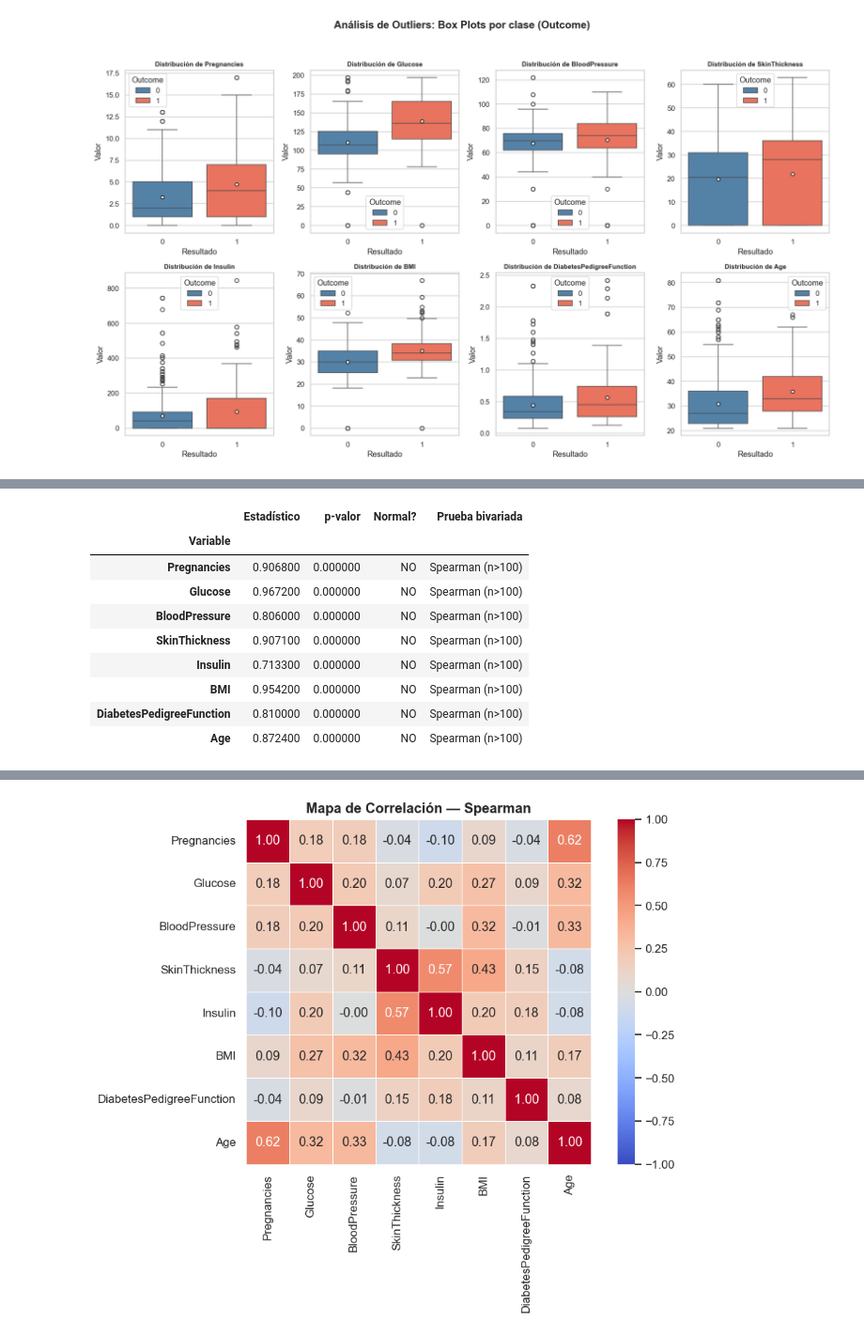
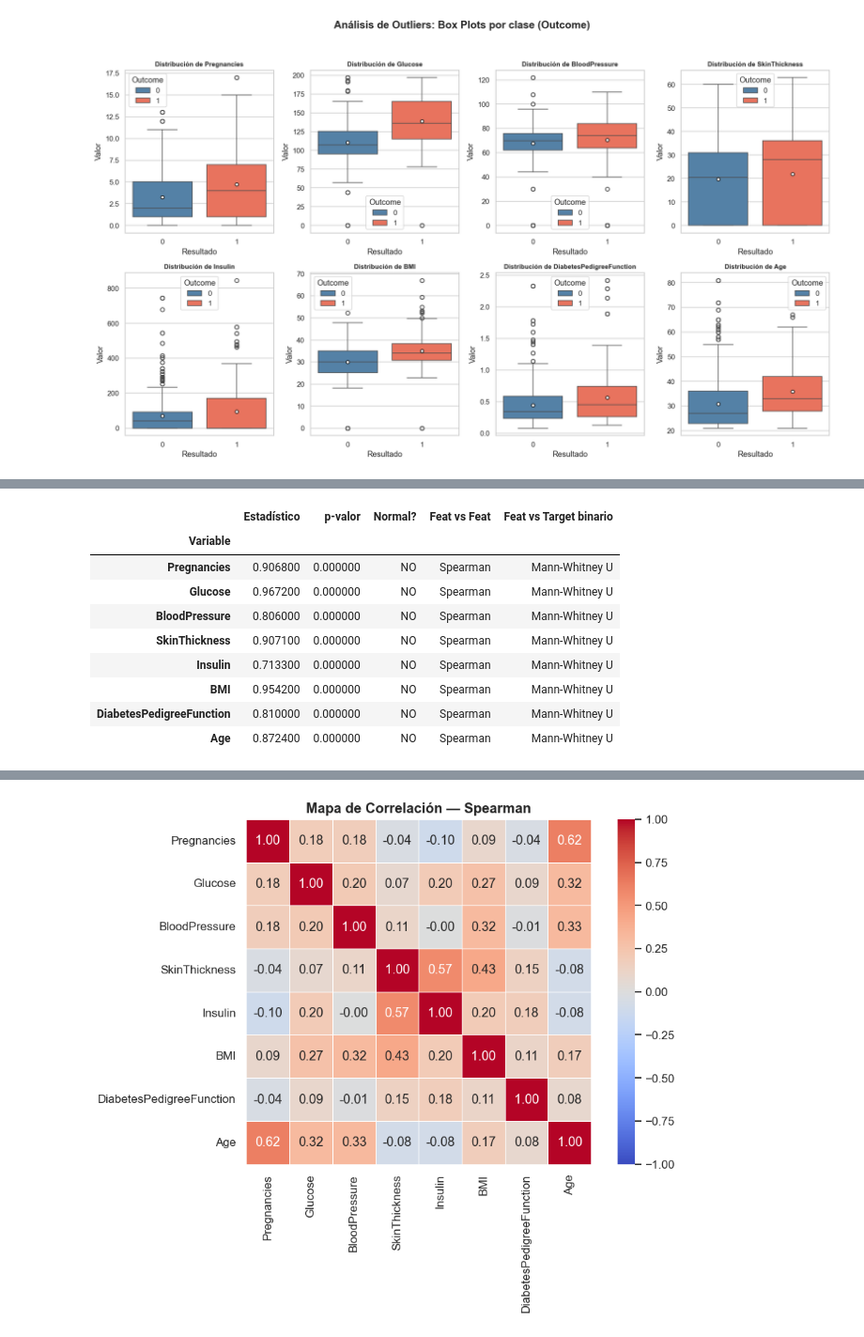
Before and after one commit to 23-Andres-QC/ProyectoFinalMineria, a Jupyter notebook: DiabetesScriptMediana.ipynb, the cells around one changed output, grey strips where cells are left out. Shown at 94% size. Drawn from its saved outputs; the diff is of its cells as text; code cells hidden in the pictures.

```diff
--- a/DiabetesScriptMediana.ipynb
+++ b/DiabetesScriptMediana.ipynb
@@ -219,47 +226,47 @@ Determina si cada variable sigue distribución normal para elegir la prueba biva
 # %%
 import pandas as pd
 from scipy.stats import shapiro
 
-# Definición de ALPHA y lista de resultados
 ALPHA = 0.05
 resultados_norm = []
 
 for col in features:
-    # Tomamos una muestra para cumplir con los requisitos de la prueba
     muestra = df_train[col].dropna().sample(min(2000, len(df_train)), random_state=42)
     stat, p = shapiro(muestra)
 
+    if p > ALPHA:
+        prueba_feat_feat   = 'Pearson'
+        prueba_vs_target   = 'Point-Biserial'
+    else:
+        prueba_feat_feat   = 'Spearman'
+        prueba_vs_target   = 'Mann-Whitney U'
+
     resultados_norm.append({
-        'Variable'        : col,
-        'Estadístico'     : round(stat, 4),
-        'p-valor'         : round(p, 4),
-        'Normal?'         : 'SÍ' if p > ALPHA else 'NO',
-        'Prueba bivariada': 'Pearson' if p > ALPHA else 'Spearman (n>100)'
+        'Variable'              : col,
+        'Estadístico'           : round(stat, 4),
+        'p-valor'               : round(p, 4),
+        'Normal?'               : 'SÍ' if p > ALPHA else 'NO',
+        'Feat vs Feat'          : prueba_feat_feat,
+        'Feat vs Target binario': prueba_vs_target
     })
 
-# Creamos el DataFrame
 df_norm = pd.DataFrame(resultados_norm).set_index('Variable')
 
-# Aplicamos el estilo usando .map() (compatible con Pandas 2.1+)
-# Nota: Si tu versión fuera muy antigua usarías .applymap(), pero el error confirma que necesitas .map()
-df_final_style = df_norm.style.map(
+df_norm.style.map(
     lambda v: 'color:green;font-weight:bold' if v == 'SÍ'
     else ('color:red;font-weight:bold' if v == 'NO' else ''),
     subset=['Normal?']
 )
-
-# Mostrar el resultado con estilo
-df_final_style
 # %% [output]
-|  | Estadístico | p-valor | Normal? | Prueba bivariada |
-| Variable |  |  |  |  |
-| Pregnancies | 0.906800 | 0.000000 | NO | Spearman (n>100) |
-| Glucose | 0.967200 | 0.000000 | NO | Spearman (n>100) |
-| BloodPressure | 0.806000 | 0.000000 | NO | Spearman (n>100) |
-| SkinThickness | 0.907100 | 0.000000 | NO | Spearman (n>100) |
-| Insulin | 0.713300 | 0.000000 | NO | Spearman (n>100) |
-| BMI | 0.954200 | 0.000000 | NO | Spearman (n>100) |
-| DiabetesPedigreeFunction | 0.810000 | 0.000000 | NO | Spearman (n>100) |
-| Age | 0.872400 | 0.000000 | NO | Spearman (n>100) |
+|  | Estadístico | p-valor | Normal? | Feat vs Feat | Feat vs Target binario |
+| Variable |  |  |  |  |  |
+| Pregnancies | 0.906800 | 0.000000 | NO | Spearman | Mann-Whitney U |
+| Glucose | 0.967200 | 0.000000 | NO | Spearman | Mann-Whitney U |
+| BloodPressure | 0.806000 | 0.000000 | NO | Spearman | Mann-Whitney U |
+| SkinThickness | 0.907100 | 0.000000 | NO | Spearman | Mann-Whitney U |
+| Insulin | 0.713300 | 0.000000 | NO | Spearman | Mann-Whitney U |
+| BMI | 0.954200 | 0.000000 | NO | Spearman | Mann-Whitney U |
+| DiabetesPedigreeFunction | 0.810000 | 0.000000 | NO | Spearman | Mann-Whitney U |
+| Age | 0.872400 | 0.000000 | NO | Spearman | Mann-Whitney U |
 # %% [markdown]
 ### Paso 5 · Análisis Bivariado
```
Also changed, not shown: parts of 11 cells of this notebook, 1 other file.
